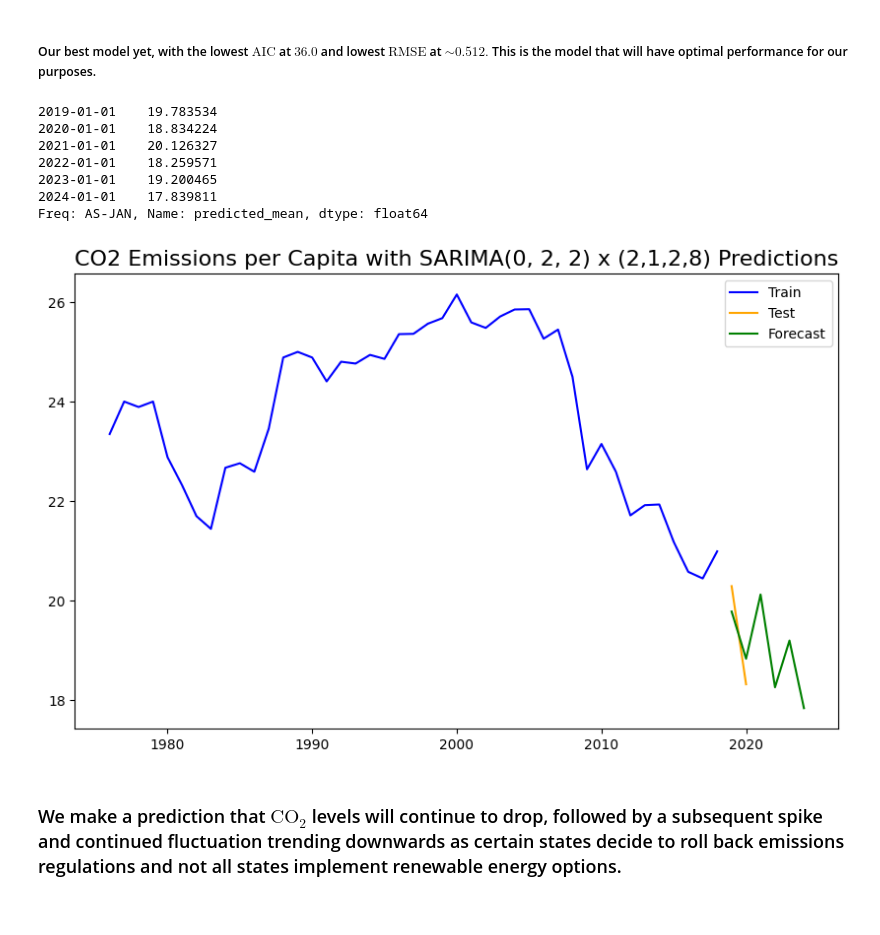
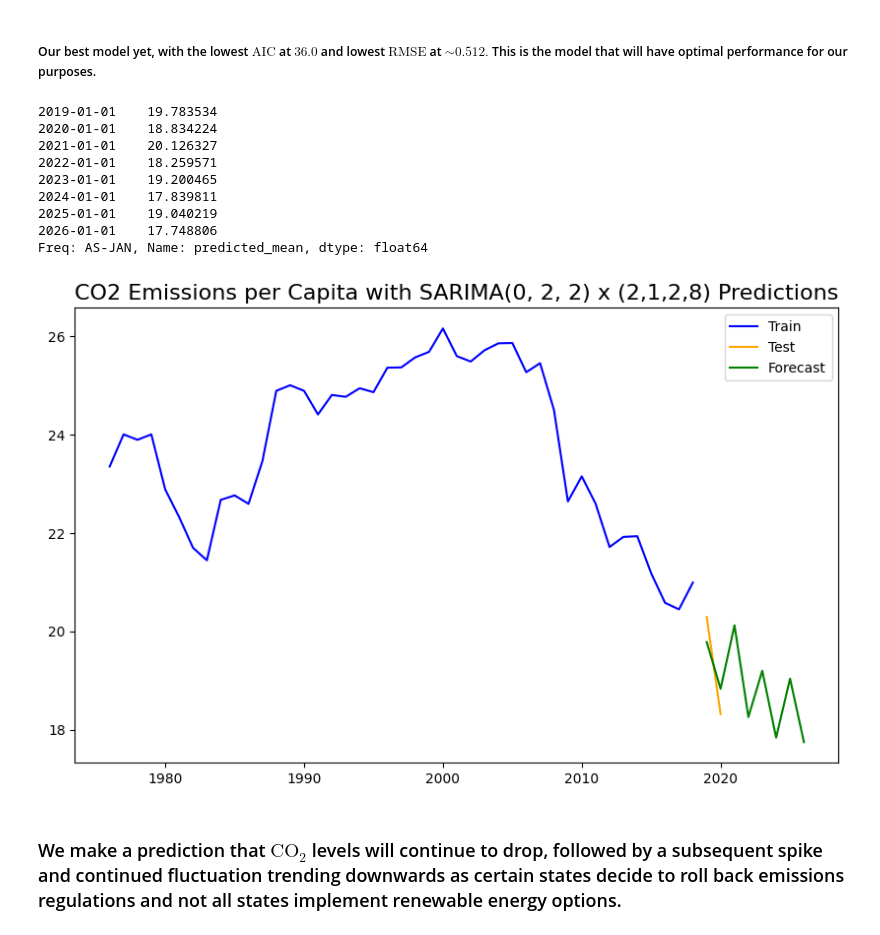
Before and after one commit to BenjaminRocco/GA_Project_5, a Jupyter notebook: Modeling/Project_5_Time_Series_Modeling_Ben.ipynb, the cells around one changed output. Cells and saved outputs as stored; diff of their text form; code cells hidden in the pictures.

```diff
--- a/Modeling/Project_5_Time_Series_Modeling_Ben.ipynb
+++ b/Modeling/Project_5_Time_Series_Modeling_Ben.ipynb
@@ -926,35 +926,37 @@ Root Mean Squared Error (RMSE): 0.512603831355883
 ##### Our best model yet, with the lowest $\text{AIC}$ at $36.0$ and lowest $\text{RMSE}$ at $\sim0.512.$ This is the model that will have optimal performance for our purposes.
 # %%
 # Forecasting out-of-sample data with exogenous data for one year (12 months)
-forecast_steps = 6
+forecast_steps = 8
 
 # Assuming exog_test has 2 observations, you need to extend it to 12 for forecasting
 exog_test_forecast = pd.concat([exog_test] * (forecast_steps // len(exog_test)), axis=0)
 
 # Slice the extended exog_test to match the required shape
 exog_test_forecast = exog_test_forecast.iloc[:forecast_steps, :]
 
 # Perform the forecast with the updated exog_test
 forecast = model_fit.forecast(steps=forecast_steps, exog=exog_test_forecast)
 print(forecast)
 
 
 # Plot data.
 plt.figure(figsize=(10, 6))
 plt.plot(train['CO2_Value'], color='blue', label='Train')
 plt.plot(test['CO2_Value'], color='orange', label='Test')
 plt.plot(forecast, color='green', label='Forecast')
 plt.title('CO2 Emissions per Capita with SARIMA(0, 2, 2) x (2,1,2,8) Predictions', fontsize=16)
 plt.legend()
 plt.show()
 # %% [output]
 2019-01-01    19.783534
 2020-01-01    18.834224
 2021-01-01    20.126327
 2022-01-01    18.259571
 2023-01-01    19.200465
 2024-01-01    17.839811
+2025-01-01    19.040219
+2026-01-01    17.748806
 Freq: AS-JAN, Name: predicted_mean, dtype: float64
-[figure, old version]
+[figure, new version]
 # %% [markdown]
 ### We make a prediction that $\text{CO}_{2}$ levels will continue to drop, followed by a subsequent spike and continued fluctuation trending downwards as certain states decide to roll back emissions regulations and not all states implement renewable energy options.
```
Also changed, not shown: 2 other files.
